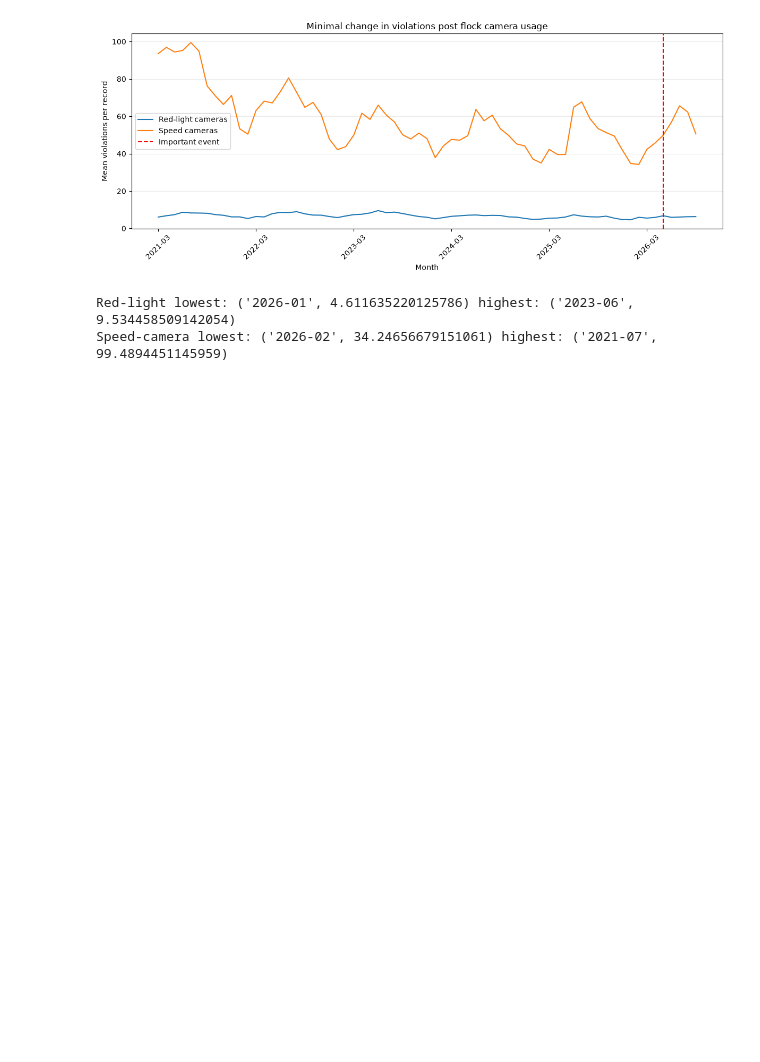
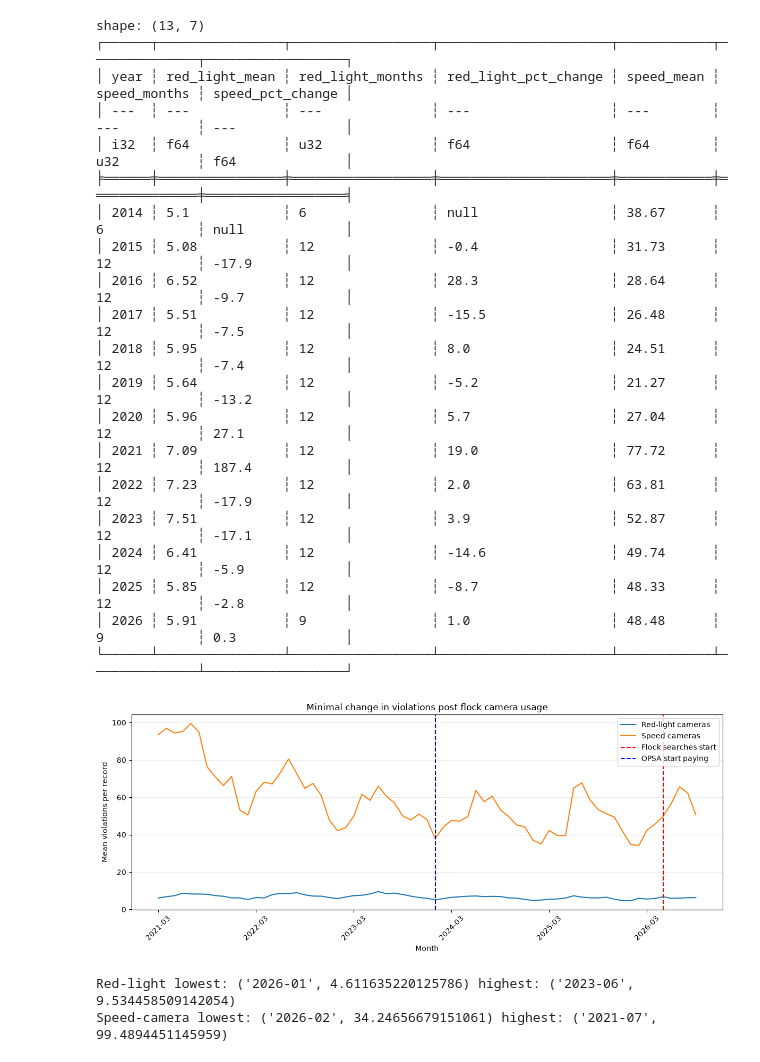
Before and after one commit to mariotinoco517/CS418-flock-group-1, a Jupyter notebook: notebooks/NarrativeAnalysis.ipynb, the cells around one changed output. Drawn from its saved outputs; the diff is of its cells as text; code cells hidden in the pictures; blank space fills up the shorter version.

```diff
--- a/notebooks/NarrativeAnalysis.ipynb
+++ b/notebooks/NarrativeAnalysis.ipynb
@@ -3,37 +3,87 @@ import json
 import polars as pl
 import matplotlib.pyplot as plt
 # %%
+def yearly_violations(path, label):
+    return (
+        pl.read_csv(path, schema_overrides={"VIOLATIONS": pl.String})
+        .select(
+            pl.col("VIOLATION DATE").str.strptime(pl.Date, "%m/%d/%Y", strict=False).alias("date"),
+            pl.col("VIOLATIONS").str.replace_all(",", "").cast(pl.Float64, strict=False).alias("violations"),
+        )
+        .drop_nulls()
+        .group_by(pl.col("date").dt.year().alias("year"))
+        .agg(
+            pl.col("violations").mean().round(2).alias(f"{label}_mean"),
+            pl.col("date").dt.month().n_unique().alias(f"{label}_months"),
+        )
+        .sort("year")
+        .with_columns(
+            (pl.col(f"{label}_mean").pct_change() * 100).round(1).alias(f"{label}_pct_change")
+        )
+    )
+
+red_yearly = yearly_violations("../red_light_100000.csv", "red_light")
+speed_yearly = yearly_violations("../updatedSpeed.csv", "speed")
+
+yearly_table = red_yearly.join(speed_yearly, on="year", how="full", coalesce=True).sort("year")
+
+with pl.Config(tbl_rows=-1):
+    print(yearly_table)
+
+
+
 red_light = pl.read_csv("../red_light_100000.csv", schema_overrides={"VIOLATIONS": pl.String}).select(
     pl.col("VIOLATION DATE")
     .str.strptime(pl.Date, "%m/%d/%Y", strict=False)
     .dt.strftime("%Y-%m")
     .alias("month"),
     pl.col("VIOLATIONS").str.replace_all(",", "").cast(pl.Float64, strict=False).alias("violations"),
 ).drop_nulls().filter(pl.col("month") >= "2021-03").group_by("month").agg(pl.col("violations").mean().alias("mean_violations")).sort("month")
 
 speed_camera = pl.read_csv("../updatedSpeed.csv", schema_overrides={"VIOLATIONS": pl.String}).select(
     pl.col("VIOLATION DATE")
     .str.strptime(pl.Date, "%m/%d/%Y", strict=False)
     .dt.strftime("%Y-%m")
     .alias("month"),
     pl.col("VIOLATIONS").str.replace_all(",", "").cast(pl.Float64, strict=False).alias("violations"),
 ).drop_nulls().filter(pl.col("month") >= "2021-03").group_by("month").agg(pl.col("violations").mean().alias("mean_violations")).sort("month")
 
 fig, ax = plt.subplots(figsize=(12, 5))
 ax.plot(red_light["month"], red_light["mean_violations"], label="Red-light cameras")
 ax.plot(speed_camera["month"], speed_camera["mean_violations"], label="Speed cameras")
 ax.set(title="Minimal change in violations post flock camera usage", xlabel="Month", ylabel="Mean violations per record")
 ax.tick_params(axis="x", labelrotation=45)
 ax.set_xticks(ax.get_xticks()[::12])
 ax.grid(axis="y", alpha=0.25)
-ax.axvline("2026-05", color="red", linestyle="--", linewidth=1.5, label="Important event")
+ax.axvline("2026-05", color="red", linestyle="--", linewidth=1.5, label="Flock searches start")
+ax.axvline("2024-01", color="blue", linestyle="--", linewidth=1.5, label="OPSA start paying")
 ax.legend()
 fig.tight_layout()
 plt.show()
 
 for label, monthly_data in [("Red-light", red_light), ("Speed-camera", speed_camera)]:
     print(label, "lowest:", monthly_data.sort("mean_violations").row(0), "highest:", monthly_data.sort("mean_violations", descending=True).row(0))
 # %% [output]
+shape: (13, 7)
+┌──────┬────────────────┬──────────────────┬──────────────────────┬────────────┬──────────────┬──────────────────┐
+│ year ┆ red_light_mean ┆ red_light_months ┆ red_light_pct_change ┆ speed_mean ┆ speed_months ┆ speed_pct_change │
+│ ---  ┆ ---            ┆ ---              ┆ ---                  ┆ ---        ┆ ---          ┆ ---              │
+│ i32  ┆ f64            ┆ u32              ┆ f64                  ┆ f64        ┆ u32          ┆ f64              │
+╞══════╪════════════════╪══════════════════╪══════════════════════╪════════════╪══════════════╪══════════════════╡
+│ 2014 ┆ 5.1            ┆ 6                ┆ null                 ┆ 38.67      ┆ 6            ┆ null             │
+│ 2015 ┆ 5.08           ┆ 12               ┆ -0.4                 ┆ 31.73      ┆ 12           ┆ -17.9            │
+│ 2016 ┆ 6.52           ┆ 12               ┆ 28.3                 ┆ 28.64      ┆ 12           ┆ -9.7             │
+│ 2017 ┆ 5.51           ┆ 12               ┆ -15.5                ┆ 26.48      ┆ 12           ┆ -7.5             │
+│ 2018 ┆ 5.95           ┆ 12               ┆ 8.0                  ┆ 24.51      ┆ 12           ┆ -7.4             │
+│ 2019 ┆ 5.64           ┆ 12               ┆ -5.2                 ┆ 21.27      ┆ 12           ┆ -13.2            │
+│ 2020 ┆ 5.96           ┆ 12               ┆ 5.7                  ┆ 27.04      ┆ 12           ┆ 27.1             │
+│ 2021 ┆ 7.09           ┆ 12               ┆ 19.0                 ┆ 77.72      ┆ 12           ┆ 187.4            │
+│ 2022 ┆ 7.23           ┆ 12               ┆ 2.0                  ┆ 63.81      ┆ 12           ┆ -17.9            │
+│ 2023 ┆ 7.51           ┆ 12               ┆ 3.9                  ┆ 52.87      ┆ 12           ┆ -17.1            │
+│ 2024 ┆ 6.41           ┆ 12               ┆ -14.6                ┆ 49.74      ┆ 12           ┆ -5.9             │
+│ 2025 ┆ 5.85           ┆ 12               ┆ -8.7                 ┆ 48.33      ┆ 12           ┆ -2.8             │
+│ 2026 ┆ 5.91           ┆ 9                ┆ 1.0                  ┆ 48.48      ┆ 9            ┆ 0.3              │
+└──────┴────────────────┴──────────────────┴──────────────────────┴────────────┴──────────────┴──────────────────┘
-[figure, old version]
+[figure, new version]
-Red-light lowest: ('2026-01', 4.611635220125786) highest: ('2023-06', 9.534458509142054)
-Speed-camera lowest: ('2026-02', 34.24656679151061) highest: ('2021-07', 99.4894451145959)
+Red-light lowest: ('2026-01', 4.611635220125786) highest: ('2023-06', 9.534458509142054)
+Speed-camera lowest: ('2026-02', 34.24656679151061) highest: ('2021-07', 99.4894451145959)
```
Also changed, not shown: parts of 1 cell of this notebook, 3 other files.
